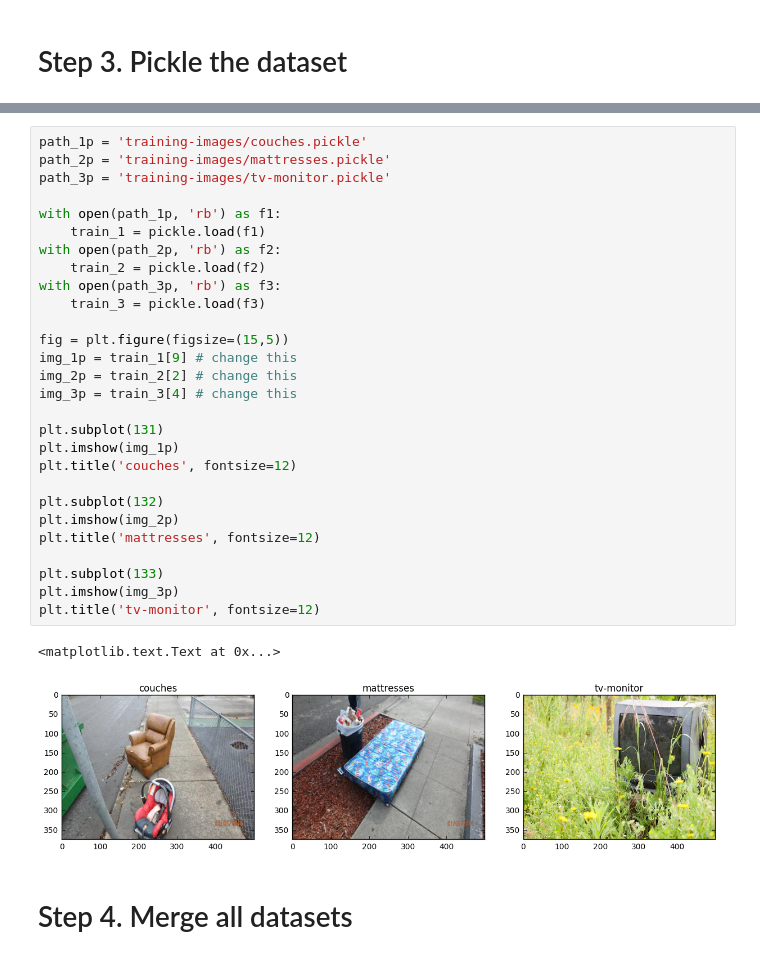
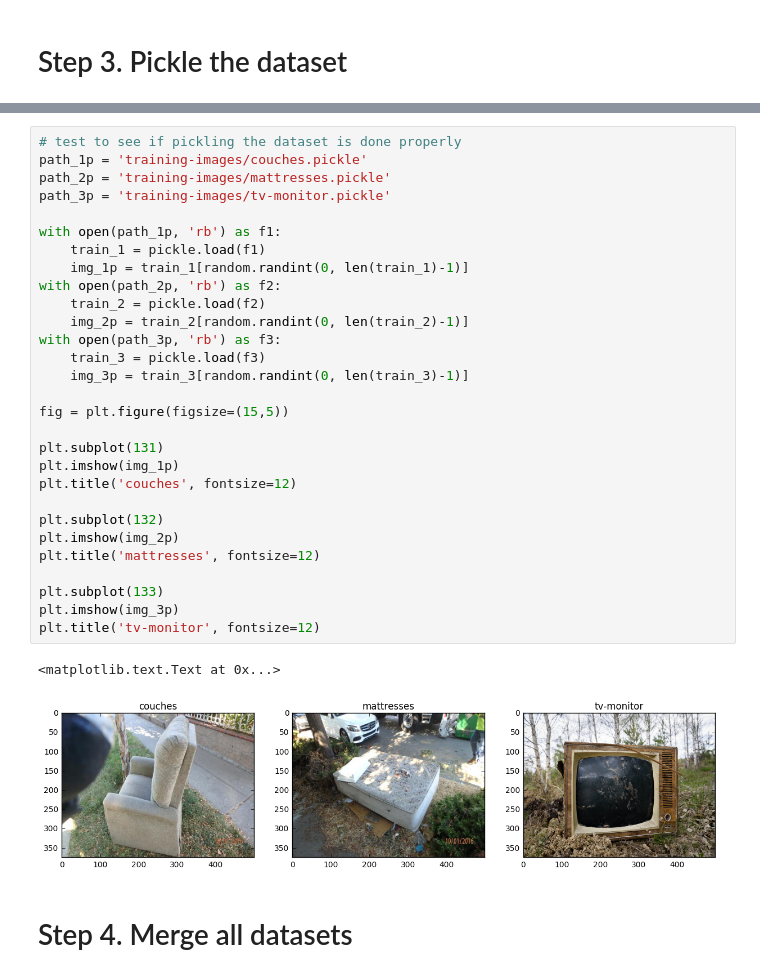
Before and after one commit to Gforky/illegal-dumping-object-detection-engine, a Jupyter notebook: classification-engine.ipynb, the cells around one changed output, grey strips where cells are left out. Cells and saved outputs as stored; diff of their text form.

```diff
--- a/classification-engine.ipynb
+++ b/classification-engine.ipynb
@@ -167,34 +167,35 @@ Standard deviation: 70.6767937313
 # %%
+# test to see if pickling the dataset is done properly
 path_1p = 'training-images/couches.pickle'
 path_2p = 'training-images/mattresses.pickle'
 path_3p = 'training-images/tv-monitor.pickle'
 
 with open(path_1p, 'rb') as f1:
     train_1 = pickle.load(f1)
+    img_1p = train_1[random.randint(0, len(train_1)-1)]
 with open(path_2p, 'rb') as f2:
     train_2 = pickle.load(f2)
+    img_2p = train_2[random.randint(0, len(train_2)-1)]
 with open(path_3p, 'rb') as f3:
     train_3 = pickle.load(f3)
+    img_3p = train_3[random.randint(0, len(train_3)-1)]
 
 fig = plt.figure(figsize=(15,5))
-img_1p = train_1[9] # change this
-img_2p = train_2[2] # change this
-img_3p = train_3[4] # change this
 
 plt.subplot(131)
 plt.imshow(img_1p)
 plt.title('couches', fontsize=12)
 
 plt.subplot(132)
 plt.imshow(img_2p)
 plt.title('mattresses', fontsize=12)
 
 plt.subplot(133)
 plt.imshow(img_3p)
 plt.title('tv-monitor', fontsize=12)
 # %% [output]
 <matplotlib.text.Text at 0x...>
-[figure, old version]
+[figure, new version]
 # %% [markdown]
 # Step 4. Merge all datasets
 # %%
```
Also changed, not shown: parts of 10 cells of this notebook.
